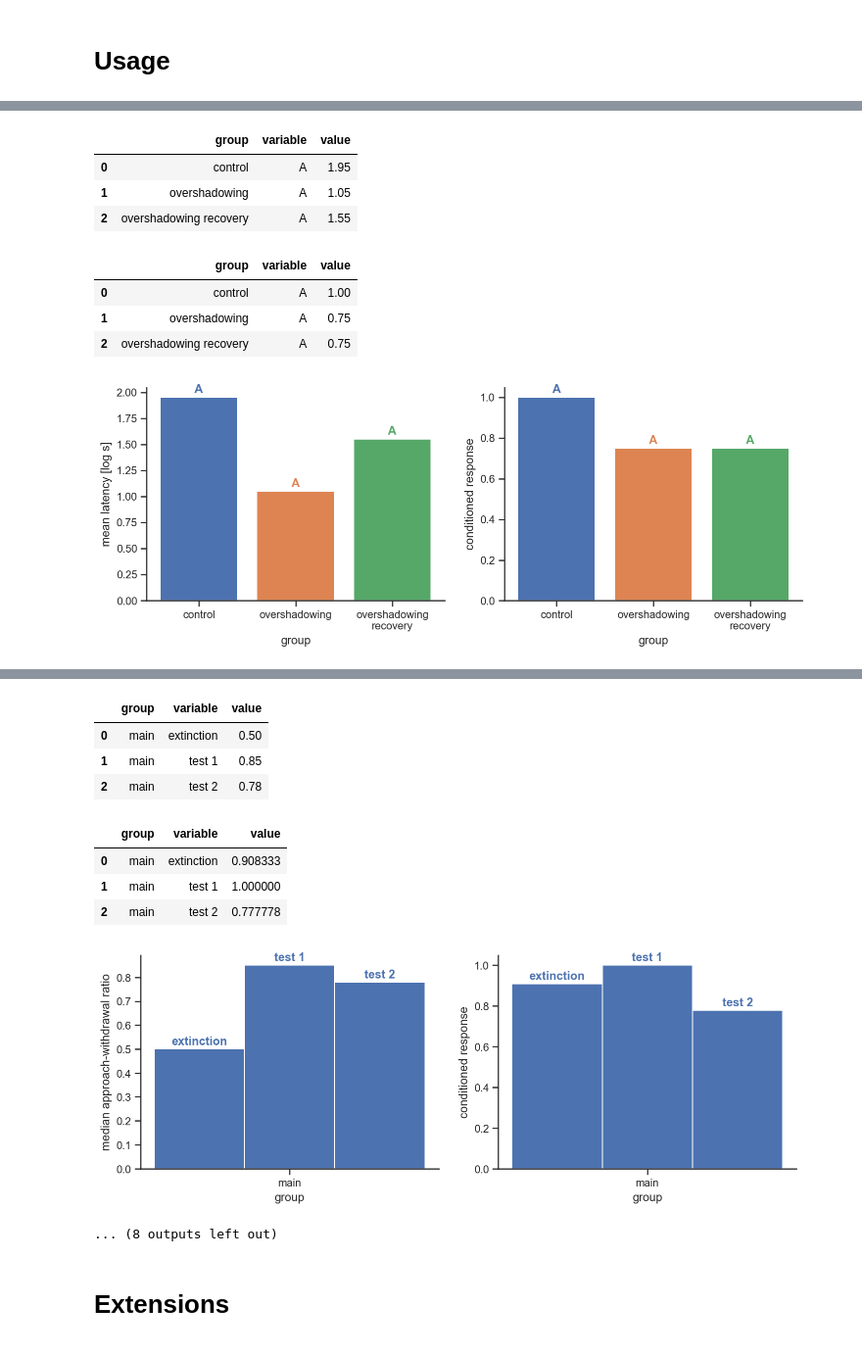
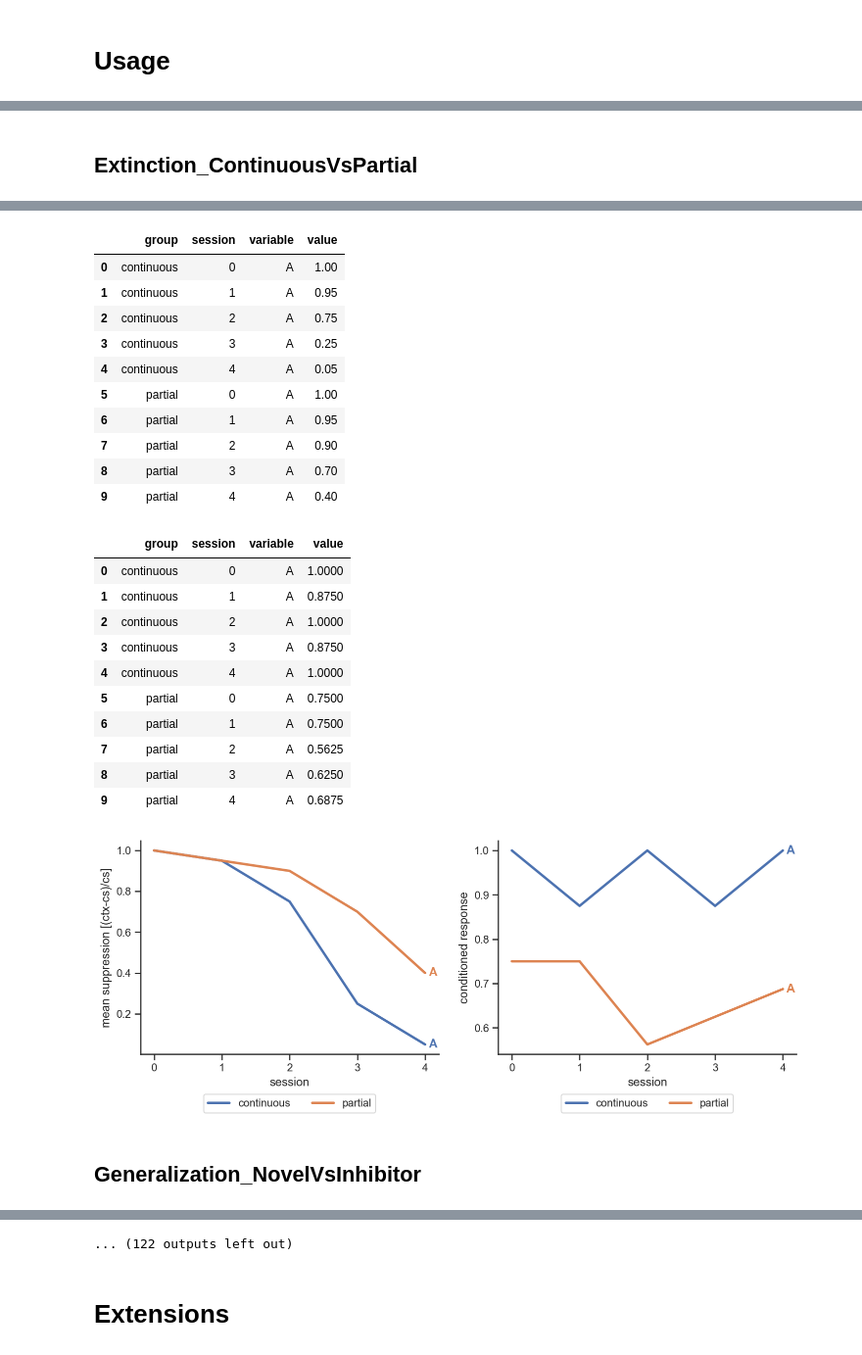
Before and after one commit to nikhilxb/ccnlab, a Jupyter notebook: ClassicalConditioning.ipynb, the cells around one changed output, grey strips where cells are left out. Shown at 98% size. Saved outputs shown, nothing was run; the diff lists cells and outputs as text; code cells hidden in the pictures.

Commit message:
Add additional experiments
- Add Discrimintation, Competition, HigherOrder, and Inhibition experiments
- Allow strong US in spec syntax

```diff
--- a/ClassicalConditioning.ipynb
+++ b/ClassicalConditioning.ipynb
@@ -18,6 +18,9 @@ set_matplotlib_formats('retina')
 sns.set(rc={"figure.figsize": (6, 4)})
 sns.set_style('ticks')
 sns.set_context('notebook', rc={"lines.linewidth": 2.5})
+# %%
+def display_heading(text, level=1):
+    display(HTML('<h{}>{}</h{}>'.format(level, text, level)))
 # %%
 def display_side_by_side(*dfs):
     display(HTML(
@@ -60,10 +54,12 @@ class RandomModel:
         return 0
 # %%
 import ccnlab.benchmarks.classical as classical
-from ccnlab.evaluation import correlation
+import ccnlab.evaluation as evaluation
 
-for exp in classical.registry('Rec*'):
-    print(exp.name)
+for exp in classical.registry('*'):
+    display_heading(exp.name, level=2)
+    print(classical.repr_spec(exp.spec))
+
     for g, group in exp.stimuli.items():
         for subject in range(1):
             model = RandomModel()
@@ -73,13 +69,10 @@ for exp in classical.registry('Rec*'):
                     res = model.act(cs, ctx, us)
                     exp.data[g][i][t]['response'].append(res)
 
-    try:
-        results = exp.results
-        summary = exp.summarize()
-        print('    correlation:', correlation(results, summary))
-        display_side_by_side(results, summary)
-        exp.plot(show='both')
-        plt.show()
-    except NotImplementedError:
-        continue
+    results = exp.results
+    summary = exp.summarize()
+    print('correlation:', evaluation.correlation(results, summary))
+    display_side_by_side(results, summary)
+    exp.plot(show='both')
+    plt.show()
 # %% [output]
@@ -98,0 +117 @@ Recovery_LatentInhibition
+Extinction_ContinuousVsPartial
@@ -101,9 +138,24 @@ Recovery_Overshadowing
-|  | group | variable | value |
-| 0 | control | A | 1.95 |
-| 1 | overshadowing | A | 1.05 |
-| 2 | overshadowing recovery | A | 1.55 |
+|  | group | session | variable | value |
+| 0 | continuous | 0 | A | 1.00 |
+| 1 | continuous | 1 | A | 0.95 |
+| 2 | continuous | 2 | A | 0.75 |
+| 3 | continuous | 3 | A | 0.25 |
+| 4 | continuous | 4 | A | 0.05 |
+| 5 | partial | 0 | A | 1.00 |
+| 6 | partial | 1 | A | 0.95 |
+| 7 | partial | 2 | A | 0.90 |
+| 8 | partial | 3 | A | 0.70 |
+| 9 | partial | 4 | A | 0.40 |
-|  | group | variable | value |
-| 0 | control | A | 1.00 |
-| 1 | overshadowing | A | 0.75 |
-| 2 | overshadowing recovery | A | 0.75 |
+|  | group | session | variable | value |
+| 0 | continuous | 0 | A | 1.0000 |
+| 1 | continuous | 1 | A | 0.8750 |
+| 2 | continuous | 2 | A | 1.0000 |
+| 3 | continuous | 3 | A | 0.8750 |
+| 4 | continuous | 4 | A | 1.0000 |
+| 5 | partial | 0 | A | 0.7500 |
+| 6 | partial | 1 | A | 0.7500 |
+| 7 | partial | 2 | A | 0.5625 |
+| 8 | partial | 3 | A | 0.6250 |
+| 9 | partial | 4 | A | 0.6875 |
-[figure, old version]
+[figure, new version]
+Generalization_NovelVsInhibitor
@@ -112,12 +179,3 @@ Recovery_ExternalDisinhibition
-|  | group | variable | value |
-| 0 | main | extinction | 0.50 |
-| 1 | main | test 1 | 0.85 |
-| 2 | main | test 2 | 0.78 |
-|  | group | variable | value |
-| 0 | main | extinction | 0.908333 |
-| 1 | main | test 1 | 1.000000 |
-| 2 | main | test 2 | 0.777778 |
-[figure, removed]
-... (8 outputs left out)
+... (122 outputs left out)
 # %% [markdown]
 # Extensions
```
Also changed, not shown: parts of 5 cells of this notebook, 7 other files.
